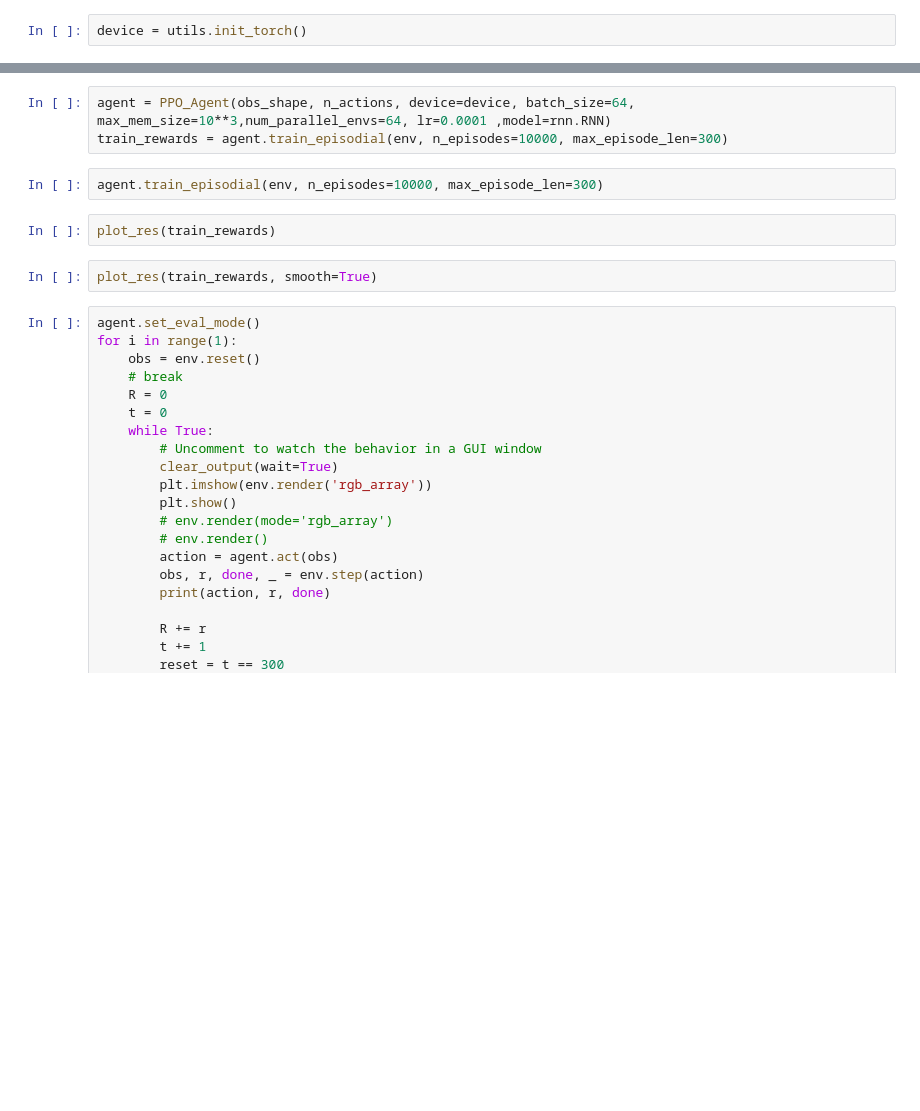
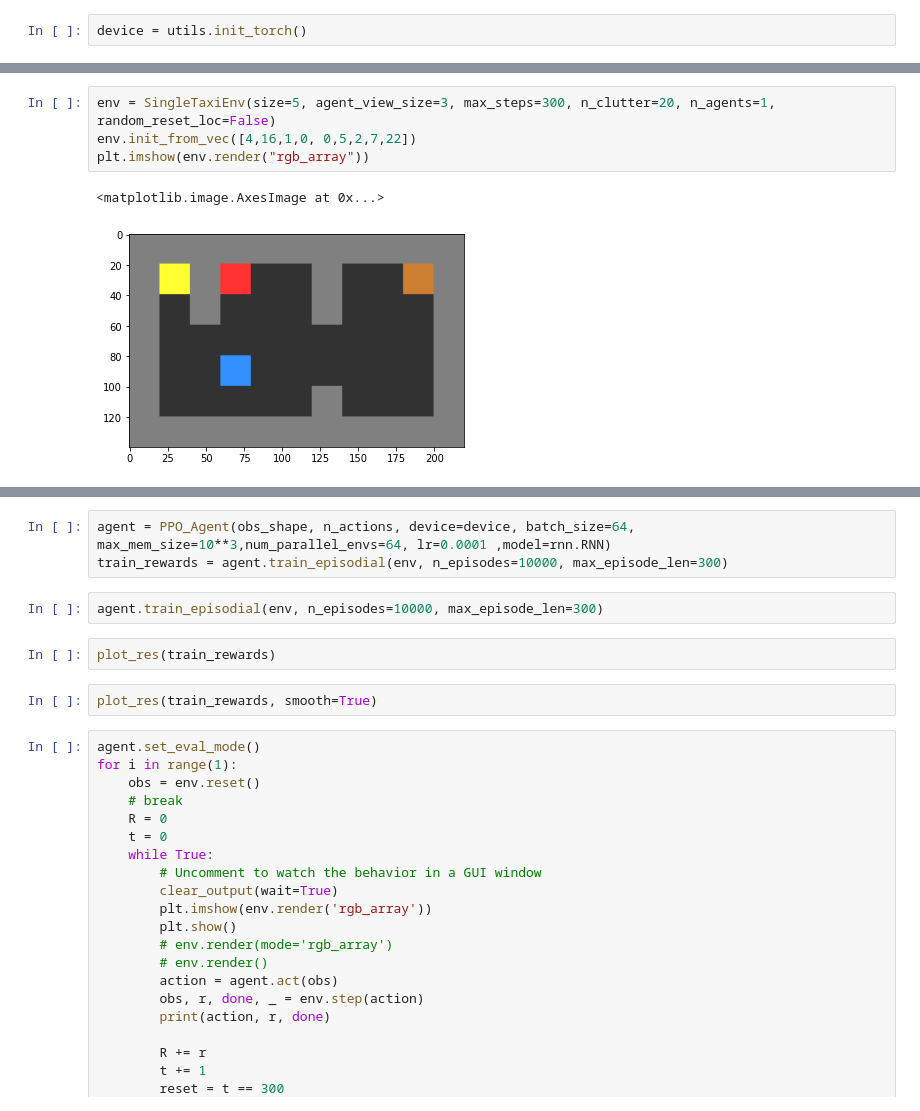
Before and after one commit to nitsan57/CDM_torch, a Jupyter notebook: debug_note.ipynb, the cells around one changed output, grey strips where cells are left out. Cells and saved outputs as stored; diff of their text form; blank space fills up the shorter version.

```diff
--- a/debug_note.ipynb
+++ b/debug_note.ipynb
@@ -66,0 +43,7 @@ device = utils.init_torch()
+# %%
+env = SingleTaxiEnv(size=5, agent_view_size=3, max_steps=300, n_clutter=20, n_agents=1, random_reset_loc=False)
+env.init_from_vec([4,16,1,0, 0,5,2,7,22])
+plt.imshow(env.render("rgb_array"))
+# %% [output]
+<matplotlib.image.AxesImage at 0x...>
+[figure, added]
```
Also changed, not shown: parts of 21 cells of this notebook.
